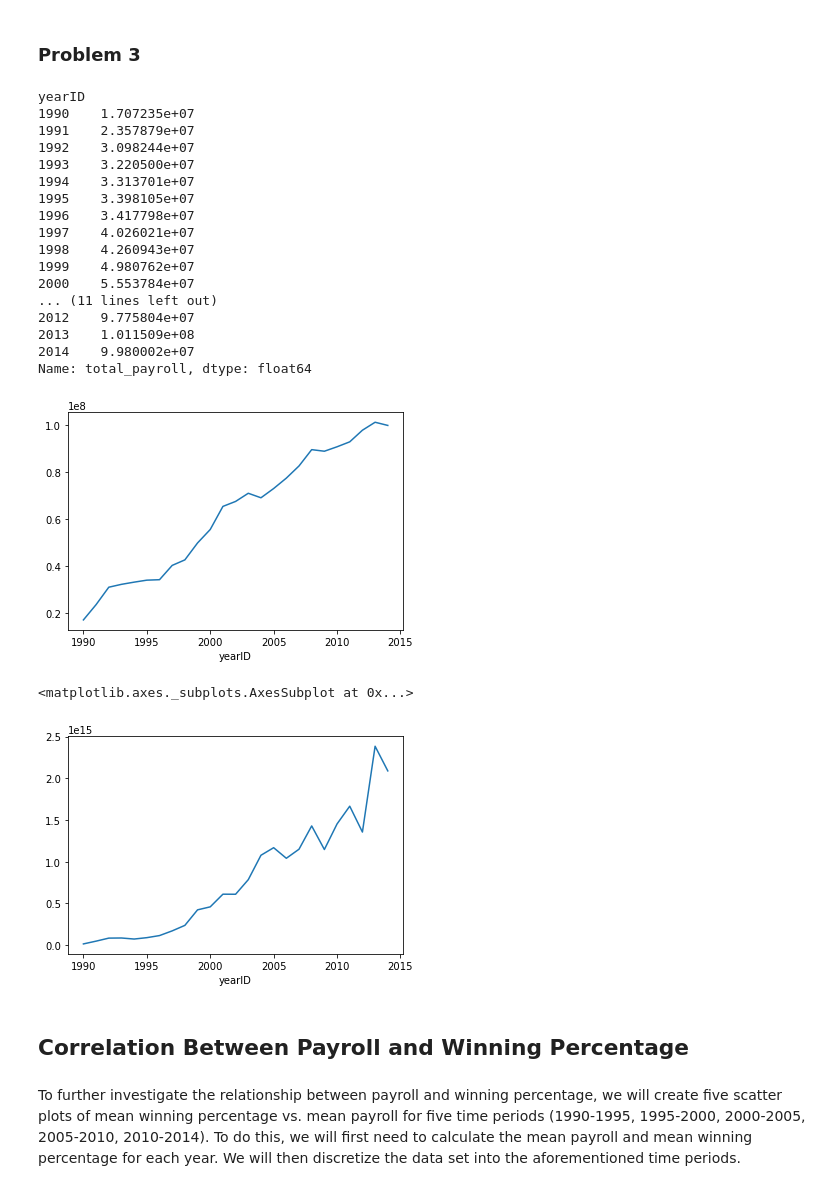
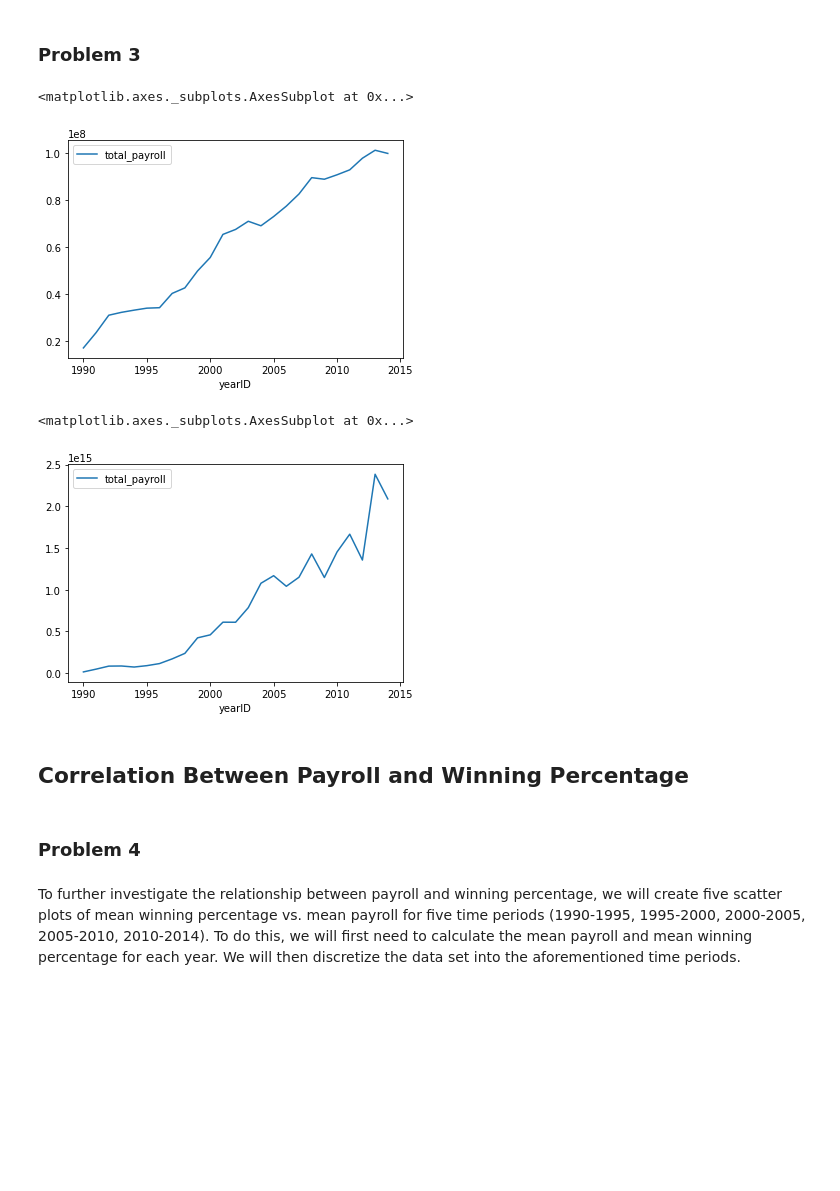
Before and after one commit to joshkellner/DSProject2, a Jupyter notebook: Project 2.ipynb, the cells around one changed output. Cells and saved outputs as stored; diff of their text form; code cells hidden in the pictures; blank space fills up the shorter version.

```diff
--- a/Project 2.ipynb
+++ b/Project 2.ipynb
@@ -81,34 +81,20 @@ From the first plot, it seems that the total_payroll increases over time. To mak
 ### Problem 3
 # %%
 mean_payrolls = team_stats.groupby("yearID").mean()["total_payroll"]
-mean_payrolls.plot(y="total_payroll", legend=False)
+mean_payrolls.plot(y="total_payroll", legend=True)
 # %% [output]
-yearID
-1990    1.707235e+07
-1991    2.357879e+07
-1992    3.098244e+07
-1993    3.220500e+07
-1994    3.313701e+07
-1995    3.398105e+07
-1996    3.417798e+07
-1997    4.026021e+07
-1998    4.260943e+07
-1999    4.980762e+07
-2000    5.553784e+07
-... (11 lines left out)
-2012    9.775804e+07
-2013    1.011509e+08
-2014    9.980002e+07
-Name: total_payroll, dtype: float64
+<matplotlib.axes._subplots.AxesSubplot at 0x...>
-[figure, old version]
+[figure, new version]
 # %%
 payrollVariance = team_stats.groupby("yearID").var()["total_payroll"]
-payrollVariance.plot(y="total_payroll", legend = False)
+payrollVariance.plot(y="total_payroll", legend = True)
 # %% [output]
 <matplotlib.axes._subplots.AxesSubplot at 0x...>
-[figure, old version]
+[figure, new version]
 # %% [markdown]
 ## Correlation Between Payroll and Winning Percentage
+# %% [markdown]
+### Problem 4
 # %% [markdown]
 To further investigate the relationship between payroll and winning percentage, we will create five scatter plots of mean winning percentage vs. mean payroll for five time periods (1990-1995, 1995-2000, 2000-2005, 2005-2010, 2010-2014). To do this, we will first need to calculate the mean payroll and mean winning percentage for each year. We will then discretize the data set into the aforementioned time periods.
 # %%
```
Also changed, not shown: parts of 12 cells of this notebook.
